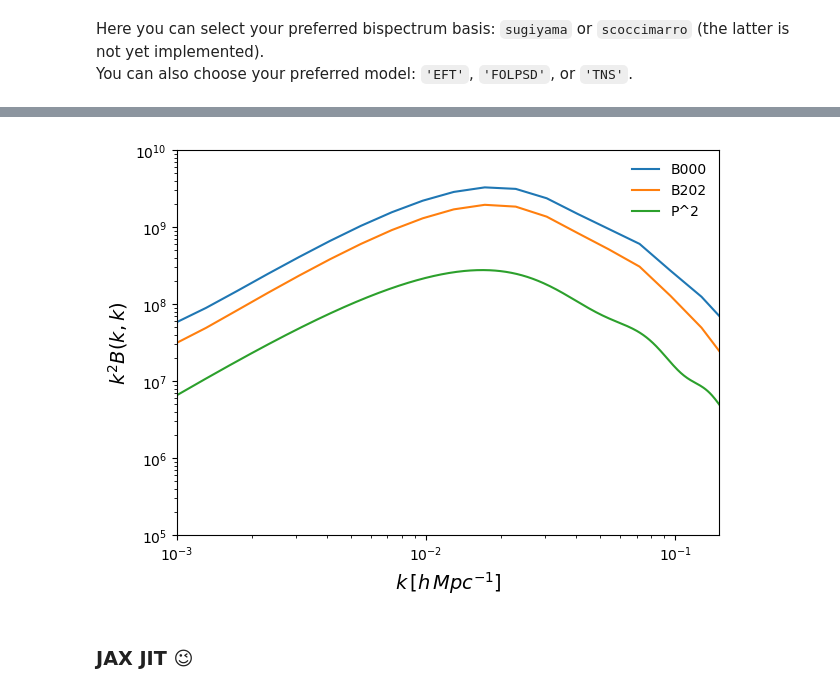
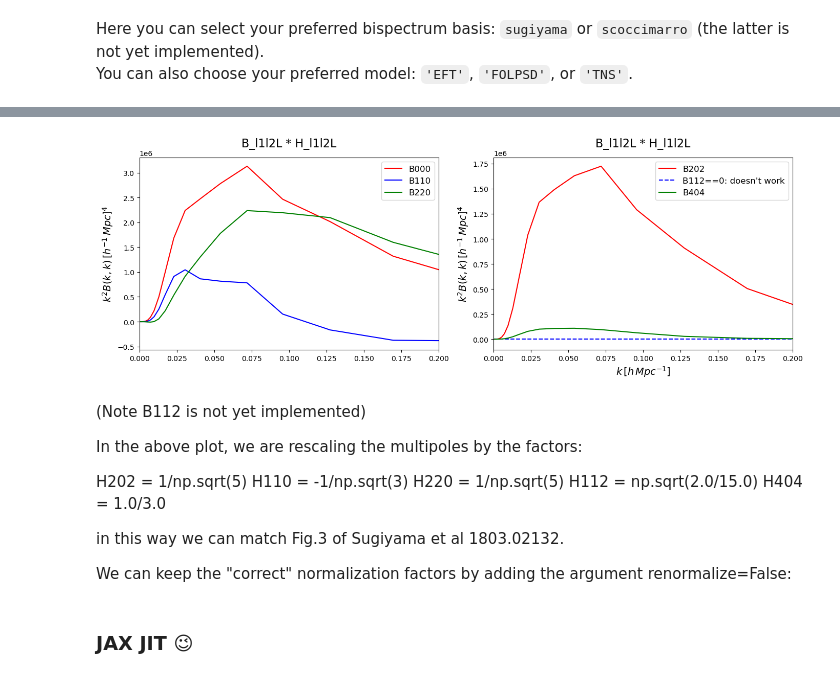
Before and after one commit to cosmodesi/FolpsD, a Jupyter notebook: folps/run_folps_jax.ipynb, the cells around one changed output, grey strips where cells are left out. Saved outputs shown, nothing was run; the diff lists cells and outputs as text; code cells hidden in the pictures.

Commit message:
updated bispectrum
 fixes B000/B202 issues, now in agreement with Hitomi, and adds new multipoles (B110, B220, B112, B404) for window-matrix applications!

```diff
--- a/folps/run_folps_jax.ipynb
+++ b/folps/run_folps_jax.ipynb
@@ -227,8 +232,11 @@ bispectrum = BispectrumCalculator(basis='sugiyama', model = 'FOLPSD')
 k_pkl_pklnw = np.array([table[0], table[1], table_now[1]])
 # %%
 %%time
-B000, B202 = bispectrum.Bisp_Sugiyama(f=f0,  bpars=bpars,
+B000, B110, B220, B202, B112, B404 = bispectrum.Bisp_Sugiyama(f=f0,  bpars=bpars,
                                       k_pkl_pklnw=k_pkl_pklnw, z_pk=kwargs['z'],
-                                      k1k2pairs=k1k2T, qpar=1, qper=1, precision=[10,8,8], damping='lor')
+                                      k1k2pairs=k1k2T, qpar=1, qper=1, precision=[10,10,10], damping='lor',
+                                      multipoles = ['B000', 'B110', 'B220', 'B202', 'B112', 'B404'],
+                                      renormalize = True
+                                      )
 # %% [output]
 [FOLPS] Model Bk: FOLPSD, Damping: lor
@@ -237,25 +247,50 @@ Wall time: 2.09 s
 # %%
-fig, axs = plt.subplots(figsize=(7,5))
-axs.set_xlabel(r'$k \, [h\, Mpc^{-1}]$', fontsize =  14)
-axs.set_ylabel(r'$k^2 B(k,k) $', fontsize =  14)
+xmax=0.2
+
+fig, axs = plt.subplots(1, 2, figsize=(14, 5))
+
+axs[0].set_ylabel(r'$k^2 B(k,k) \, [h^{-1} \,  Mpc]^4$', fontsize=14)
+axs[0].plot(ks, ks**2 * B000, label=r'B000', ls='-', color='red')
+axs[0].plot(ks, ks**2 * B110, label=r'B110', ls='-', color='blue')
+axs[0].plot(ks, ks**2 * B220, label=r'B220', ls='-', color='green')
+axs[0].set_xlim([0, xmax])
+axs[0].legend(fontsize=12, loc='best')
+axs[0].set_title('B_l1l2L * H_l1l2L', fontsize=16, pad=15)
 
 
 
-axs.loglog(k1k2T.T[0],B000, ls='-', label='B000')
-axs.loglog(k1k2T.T[0],B202, ls='-', label='B202')
-axs.loglog(nonlinear.inputpkT[0],nonlinear.inputpkT[1]*nonlinear.inputpkT[1], ls='-', label='P^2')
 
 
+axs[1].set_xlabel(r'$k \, [h\, Mpc^{-1}]$', fontsize=14)
+axs[1].set_ylabel(r'$k^2 B(k,k) \, [h^{-1} \,  Mpc]^4$', fontsize=14)
+axs[1].plot(ks, ks**2 * B202, label=r'B202', ls='-', color='red')
+axs[1].plot(ks, ks**2 * B112, label=r"B112==0: doesn't work", ls='--', color='blue')
+axs[1].plot(ks, ks**2 * B404, label=r'B404', ls='-', color='green')
 
-axs.set_xlim([0.001,0.15])
-axs.set_ylim([1e5, 1e10])
 
-leg1 = axs.legend(loc = 'best');
-leg1.get_frame().set_linewidth(0.0);
+axs[1].set_xlim([0, xmax])
+axs[1].legend(fontsize=12, loc='best')
+axs[1].set_title('B_l1l2L * H_l1l2L', fontsize=16, pad=15)
 
+
+plt.tight_layout()
 plt.show()
 # %% [output]
-[figure, old version]
+[figure, new version]
+# %% [markdown]
+(Note B112 is not yet implemented)
+
+In the above plot, we are rescaling the multipoles by the factors:
+
+H202 =  1/np.sqrt(5)
+H110 = -1/np.sqrt(3)
+H220 =  1/np.sqrt(5)
+H112 =  np.sqrt(2.0/15.0)
+H404 =  1.0/3.0
+
+in this way we can match Fig.3 of Sugiyama et al 1803.02132.
+
+We can keep the "correct" normalization factors by adding the argument renormalize=False:
 # %% [markdown]
 ### JAX JIT 😉
 # %%
```
Also changed, not shown: parts of 9 cells of this notebook, 4 other files.
